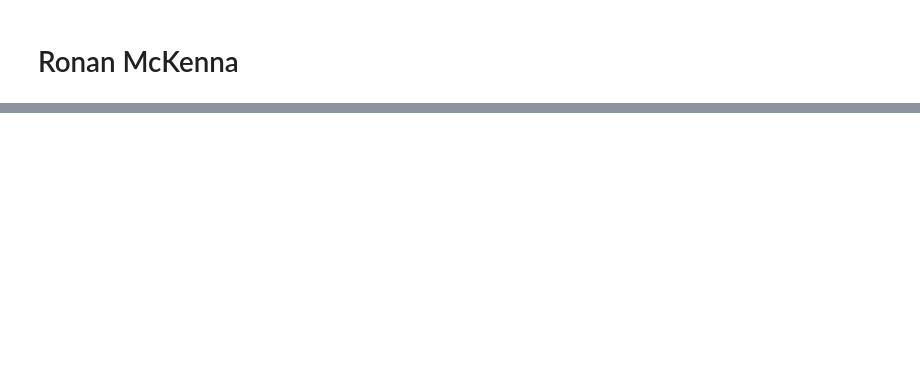
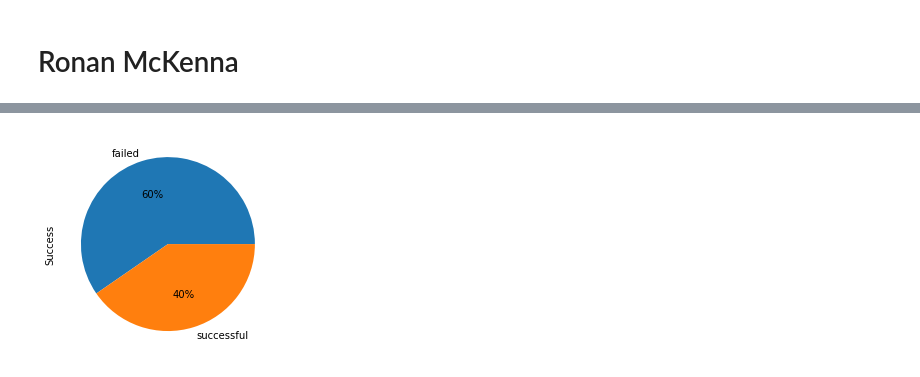
Before and after one commit to data301-2021-winter1/project-group45-project, a Jupyter notebook: notebooks/analysis1.ipynb, the cells around one changed output, grey strips where cells are left out. Drawn from its saved outputs; the diff is of its cells as text; code cells hidden in the pictures; blank space fills up the shorter version.

Commit message:
Milestone 3 tasks for analysis1.ipynb and new file project_functions1.py for method chaining

```diff
--- a/notebooks/analysis1.ipynb
+++ b/notebooks/analysis1.ipynb
@@ -16,0 +154,5 @@ df.head()
+# %%
+import project_functions1 as p1
+dframe = p1.load_and_process('../data/raw/ks-projects-201801.csv')
+print('\n', len(df.index) - len(dframe.index), 'rows removed for having unuseful success values (canceled, live, undefined, suspended)\n')
+dframe
@@ -16,0 +216,5 @@ df.head()
+# %%
+fig, ax = plt.subplots()
+dframe['Success'].value_counts().plot(ax=ax, kind='pie', autopct='%1.0f%%');
+# %% [output]
+[figure, added]
```
Also changed, not shown: parts of 43 cells of this notebook, 1 other file.
